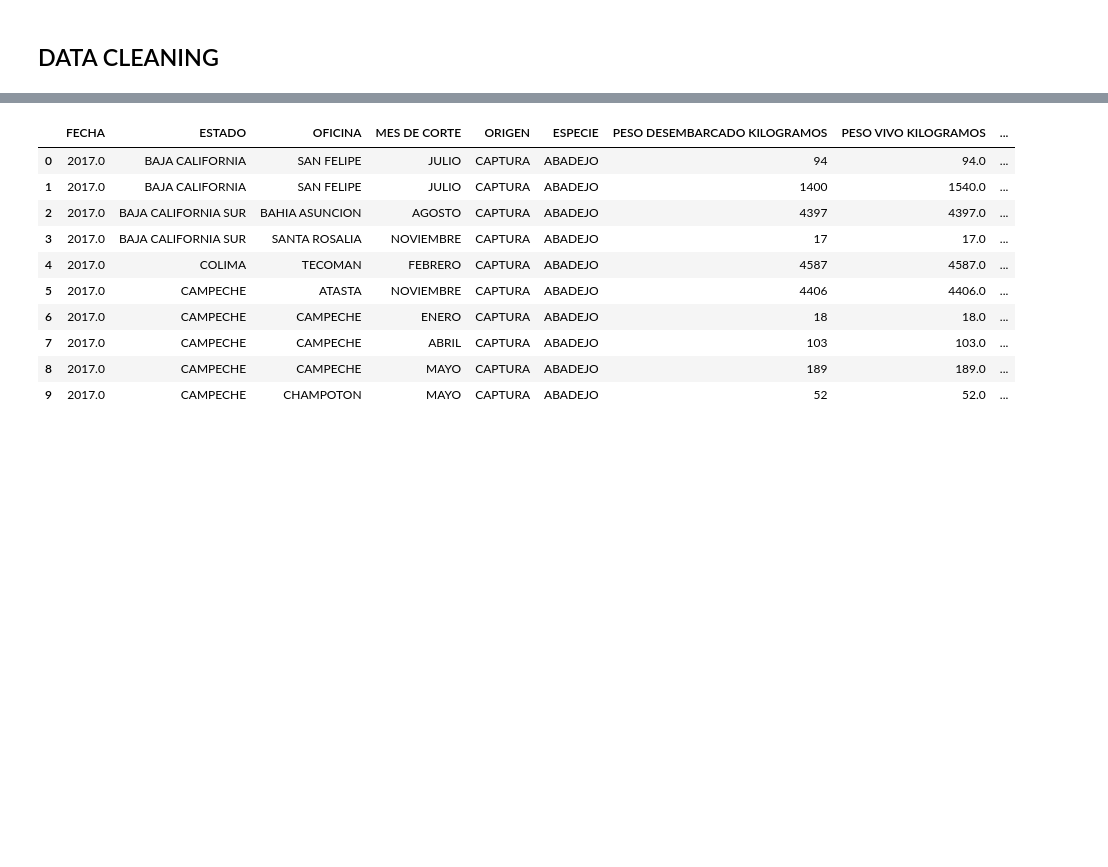
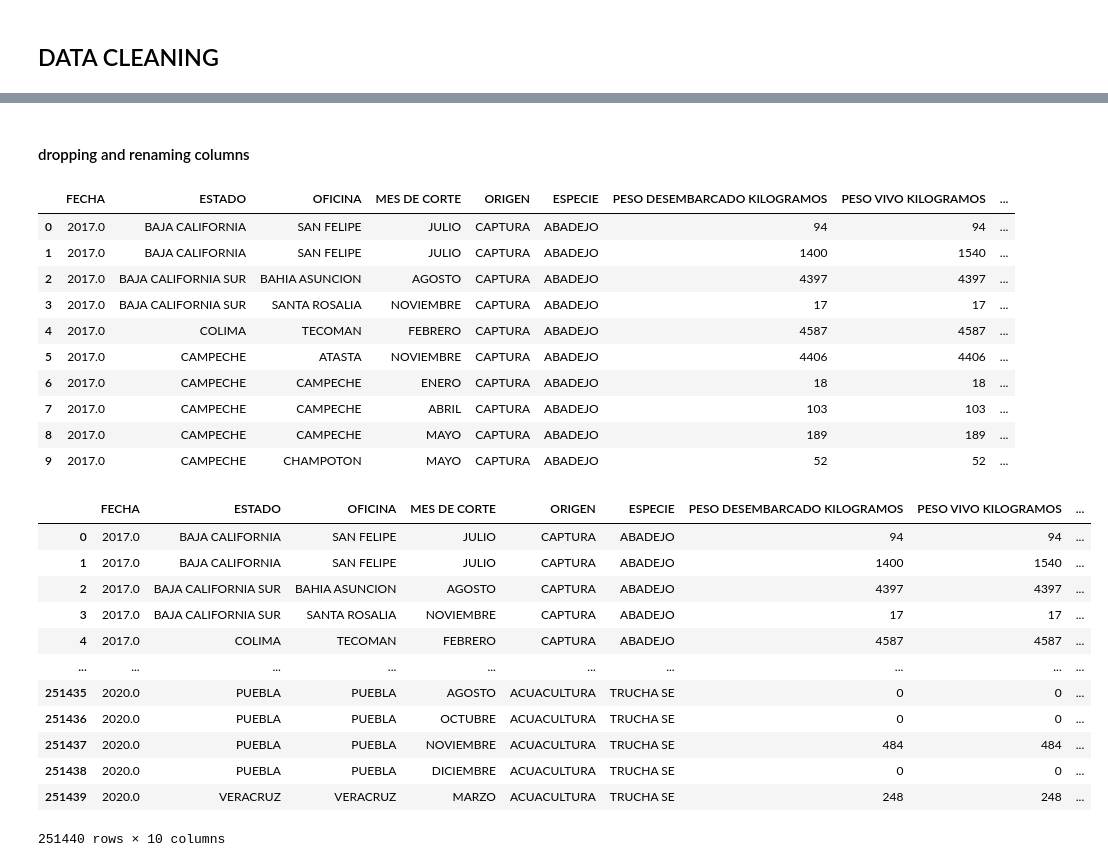
Before and after one commit to mr-nahash/ML-prediction-of-sinaloa-s-fishing-production, a Jupyter notebook: data_cleaning.ipynb, the cells around one changed output, grey strips where cells are left out. Drawn from its saved outputs; the diff is of its cells as text; code cells hidden in the pictures; blank space fills up the shorter version.

```diff
--- a/data_cleaning.ipynb
+++ b/data_cleaning.ipynb
@@ -59,0 +116,6 @@ there is a few things we can change or delete; for example the years are registe
+# %%
+#replace NaN with O values
+df['EJERCICIO FISCAL'] = df['EJERCICIO FISCAL'].replace(np.nan, 0)
+df['PESO DESEMBARCADO KILOGRAMOS'] = df['PESO DESEMBARCADO KILOGRAMOS'].replace(np.nan, 0)
+df['PESO VIVO KILOGRAMOS']= df['PESO VIVO KILOGRAMOS'].replace(np.nan, 0)
+df['VALOR PESOS'] = df['VALOR PESOS'].replace(np.nan, 0)
@@ -59,0 +166,4 @@ there is a few things we can change or delete; for example the years are registe
+# %%
+#transform column 'FECHA' from float to intergers
+columns=['PESO VIVO KILOGRAMOS', 'PESO DESEMBARCADO KILOGRAMOS', 'VALOR PESOS']
+df[columns]=df[columns].astype(np.int64)
@@ -60,16 +195,18 @@ there is a few things we can change or delete; for example the years are registe
+# %% [markdown]
+#### dropping and renaming columns
 # %%
-#rename columns and data frame and deletion of the 2 last columns
-df_fishing_2017_2020 = df.rename(columns={'ENTIDAD FEDERATIVA':'ESTADO','EJERCICIO FISCAL':'FECHA','NOMBRE OFICINA':'OFICINA',"NOMBRE PRINCIPAL":'FAMILIA',"NOMBRE COMUN":'ESPECIE'}).drop(columns=['CLAVE DE ENTIDAD','CLAVE DE OFICINA'])
-df_fishing_2017_2020.head(10)
+#rename columns and data frame and deletion of the 2 last columns which will not be used.
+df = df.rename(columns={'ENTIDAD FEDERATIVA':'ESTADO','EJERCICIO FISCAL':'FECHA','NOMBRE OFICINA':'OFICINA',"NOMBRE PRINCIPAL":'FAMILIA',"NOMBRE COMUN":'ESPECIE'}).drop(columns=['CLAVE DE ENTIDAD','CLAVE DE OFICINA'])
+df.head(10)
 # %% [output]
 |  | FECHA | ESTADO | OFICINA | MES DE CORTE | ORIGEN | ESPECIE | PESO DESEMBARCADO KILOGRAMOS | PESO VIVO KILOGRAMOS | ... |
-| 0 | 2017.0 | BAJA CALIFORNIA | SAN FELIPE | JULIO | CAPTURA | ABADEJO | 94 | 94.0 | ... |
-| 1 | 2017.0 | BAJA CALIFORNIA | SAN FELIPE | JULIO | CAPTURA | ABADEJO | 1400 | 1540.0 | ... |
-| 2 | 2017.0 | BAJA CALIFORNIA SUR | BAHIA ASUNCION | AGOSTO | CAPTURA | ABADEJO | 4397 | 4397.0 | ... |
-| 3 | 2017.0 | BAJA CALIFORNIA SUR | SANTA ROSALIA | NOVIEMBRE | CAPTURA | ABADEJO | 17 | 17.0 | ... |
-| 4 | 2017.0 | COLIMA | TECOMAN | FEBRERO | CAPTURA | ABADEJO | 4587 | 4587.0 | ... |
-| 5 | 2017.0 | CAMPECHE | ATASTA | NOVIEMBRE | CAPTURA | ABADEJO | 4406 | 4406.0 | ... |
-| 6 | 2017.0 | CAMPECHE | CAMPECHE | ENERO | CAPTURA | ABADEJO | 18 | 18.0 | ... |
-| 7 | 2017.0 | CAMPECHE | CAMPECHE | ABRIL | CAPTURA | ABADEJO | 103 | 103.0 | ... |
-| 8 | 2017.0 | CAMPECHE | CAMPECHE | MAYO | CAPTURA | ABADEJO | 189 | 189.0 | ... |
-| 9 | 2017.0 | CAMPECHE | CHAMPOTON | MAYO | CAPTURA | ABADEJO | 52 | 52.0 | ... |
+| 0 | 2017.0 | BAJA CALIFORNIA | SAN FELIPE | JULIO | CAPTURA | ABADEJO | 94 | 94 | ... |
+| 1 | 2017.0 | BAJA CALIFORNIA | SAN FELIPE | JULIO | CAPTURA | ABADEJO | 1400 | 1540 | ... |
+| 2 | 2017.0 | BAJA CALIFORNIA SUR | BAHIA ASUNCION | AGOSTO | CAPTURA | ABADEJO | 4397 | 4397 | ... |
+| 3 | 2017.0 | BAJA CALIFORNIA SUR | SANTA ROSALIA | NOVIEMBRE | CAPTURA | ABADEJO | 17 | 17 | ... |
+| 4 | 2017.0 | COLIMA | TECOMAN | FEBRERO | CAPTURA | ABADEJO | 4587 | 4587 | ... |
+| 5 | 2017.0 | CAMPECHE | ATASTA | NOVIEMBRE | CAPTURA | ABADEJO | 4406 | 4406 | ... |
+| 6 | 2017.0 | CAMPECHE | CAMPECHE | ENERO | CAPTURA | ABADEJO | 18 | 18 | ... |
+| 7 | 2017.0 | CAMPECHE | CAMPECHE | ABRIL | CAPTURA | ABADEJO | 103 | 103 | ... |
+| 8 | 2017.0 | CAMPECHE | CAMPECHE | MAYO | CAPTURA | ABADEJO | 189 | 189 | ... |
+| 9 | 2017.0 | CAMPECHE | CHAMPOTON | MAYO | CAPTURA | ABADEJO | 52 | 52 | ... |
@@ -78,3 +213,20 @@ df_fishing_2017_2020['FECHA']=df_fishing_2017_2020['FECHA'].apply(str)
+# %%
+df_fishing_2017_2020=df
+df_fishing_2017_2020
+# %% [output]
+|  | FECHA | ESTADO | OFICINA | MES DE CORTE | ORIGEN | ESPECIE | PESO DESEMBARCADO KILOGRAMOS | PESO VIVO KILOGRAMOS | ... |
+| 0 | 2017.0 | BAJA CALIFORNIA | SAN FELIPE | JULIO | CAPTURA | ABADEJO | 94 | 94 | ... |
+| 1 | 2017.0 | BAJA CALIFORNIA | SAN FELIPE | JULIO | CAPTURA | ABADEJO | 1400 | 1540 | ... |
+| 2 | 2017.0 | BAJA CALIFORNIA SUR | BAHIA ASUNCION | AGOSTO | CAPTURA | ABADEJO | 4397 | 4397 | ... |
+| 3 | 2017.0 | BAJA CALIFORNIA SUR | SANTA ROSALIA | NOVIEMBRE | CAPTURA | ABADEJO | 17 | 17 | ... |
+| 4 | 2017.0 | COLIMA | TECOMAN | FEBRERO | CAPTURA | ABADEJO | 4587 | 4587 | ... |
+| ... | ... | ... | ... | ... | ... | ... | ... | ... | ... |
+| 251435 | 2020.0 | PUEBLA | PUEBLA | AGOSTO | ACUACULTURA | TRUCHA SE | 0 | 0 | ... |
+| 251436 | 2020.0 | PUEBLA | PUEBLA | OCTUBRE | ACUACULTURA | TRUCHA SE | 0 | 0 | ... |
+| 251437 | 2020.0 | PUEBLA | PUEBLA | NOVIEMBRE | ACUACULTURA | TRUCHA SE | 484 | 484 | ... |
+| 251438 | 2020.0 | PUEBLA | PUEBLA | DICIEMBRE | ACUACULTURA | TRUCHA SE | 0 | 0 | ... |
+| 251439 | 2020.0 | VERACRUZ | VERACRUZ | MARZO | ACUACULTURA | TRUCHA SE | 248 | 248 | ... |
+251440 rows × 10 columns
 # %%
 df_fishing_2017_2020.info()
 # %% [output]
```
Also changed, not shown: parts of 35 cells of this notebook, 3 other files.
